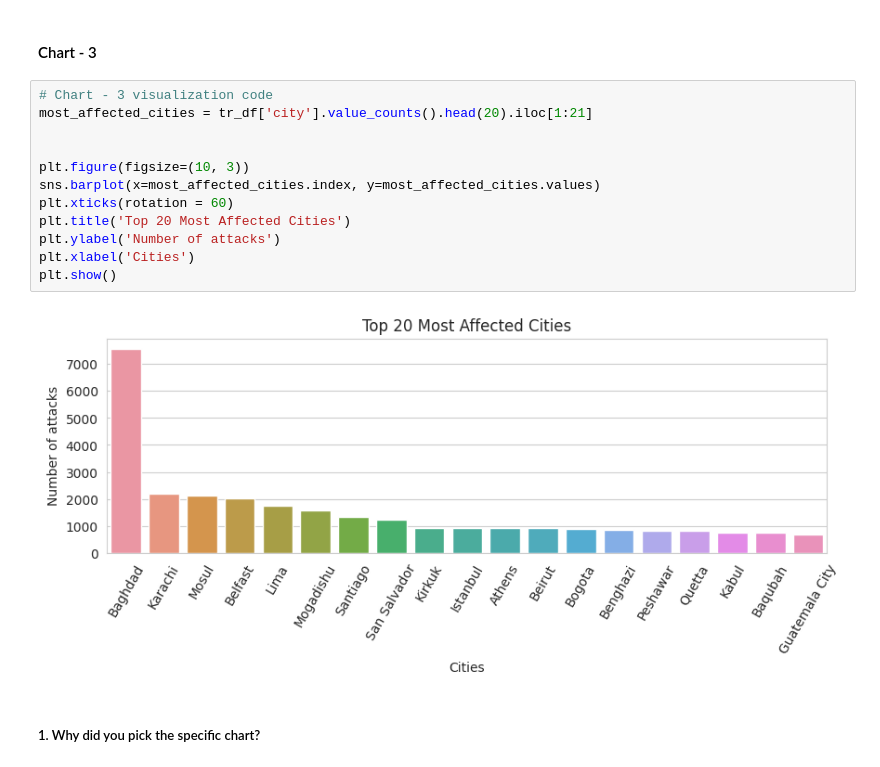
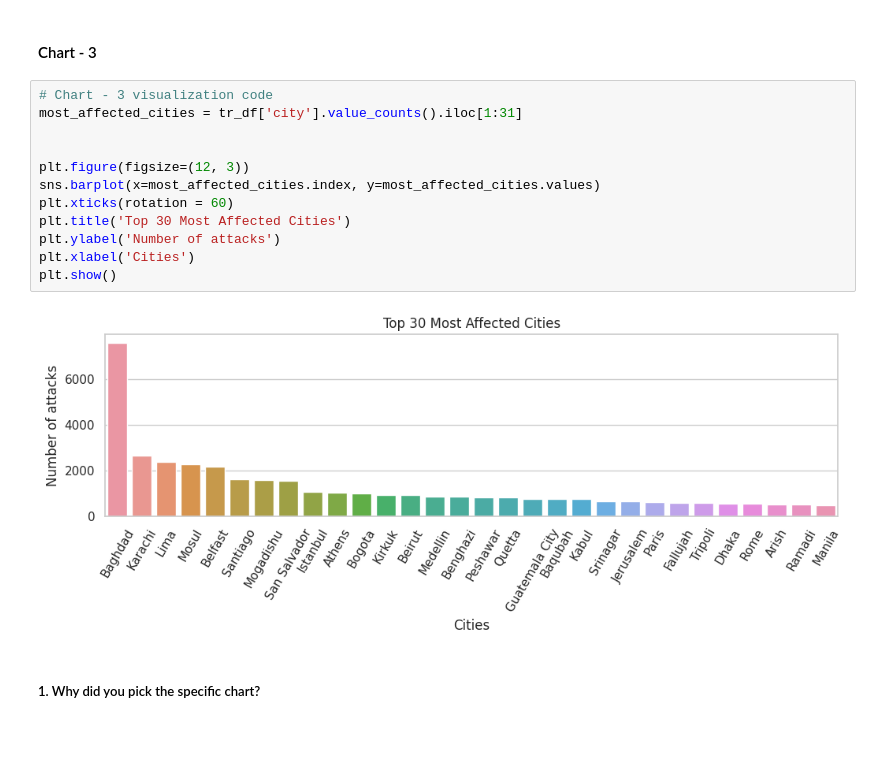
Before and after one commit to vishalrana00007/Global-Terrorism-Database-Capstone-Project, a Jupyter notebook: Global_terrorism_analysis(Capstone_project)Module_2.ipynb, the cells around one changed output. Cells and saved outputs as stored; diff of their text form; blank space fills up the shorter version.

```diff
--- a/Global_terrorism_analysis(Capstone_project)Module_2.ipynb
+++ b/Global_terrorism_analysis(Capstone_project)Module_2.ipynb
@@ -392,18 +394,18 @@ Answer Here
 #### Chart - 3
 # %%
 # Chart - 3 visualization code
-most_affected_cities = tr_df['city'].value_counts().head(20).iloc[1:21]
+most_affected_cities = tr_df['city'].value_counts().iloc[1:31]
 
 
-plt.figure(figsize=(10, 3))
+plt.figure(figsize=(12, 3))
 sns.barplot(x=most_affected_cities.index, y=most_affected_cities.values)
 plt.xticks(rotation = 60)
-plt.title('Top 20 Most Affected Cities')
+plt.title('Top 30 Most Affected Cities')
 plt.ylabel('Number of attacks')
 plt.xlabel('Cities')
 plt.show()
 # %% [output]
-[figure, old version]
+[figure, new version]
 # %% [markdown]
 ##### 1. Why did you pick the specific chart?
 # %% [markdown]
```
Also changed, not shown: parts of 20 cells of this notebook.
